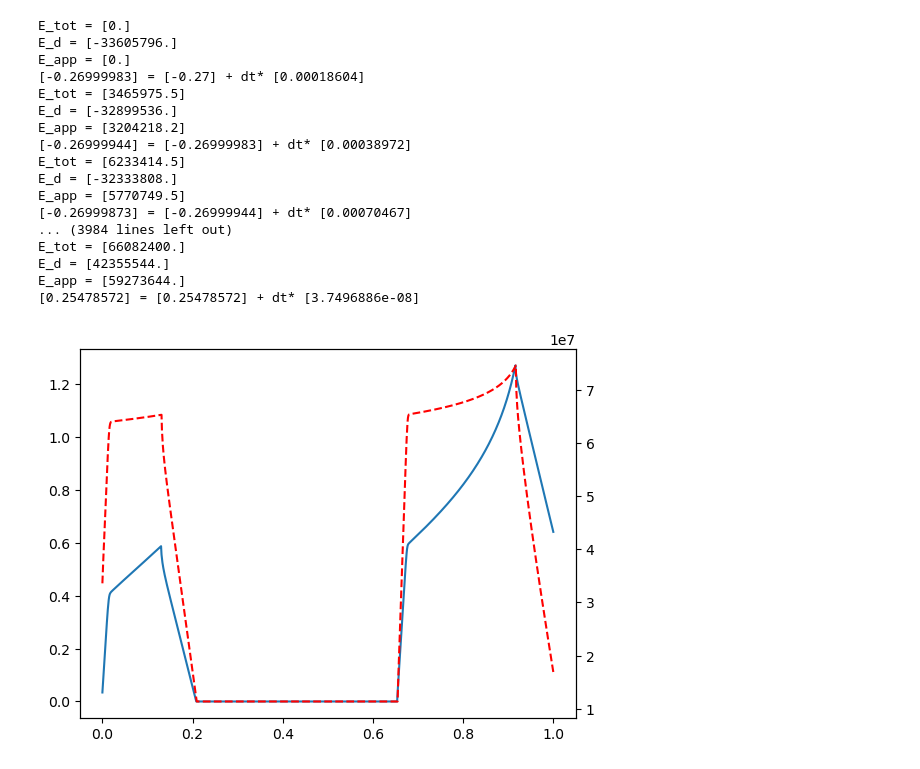
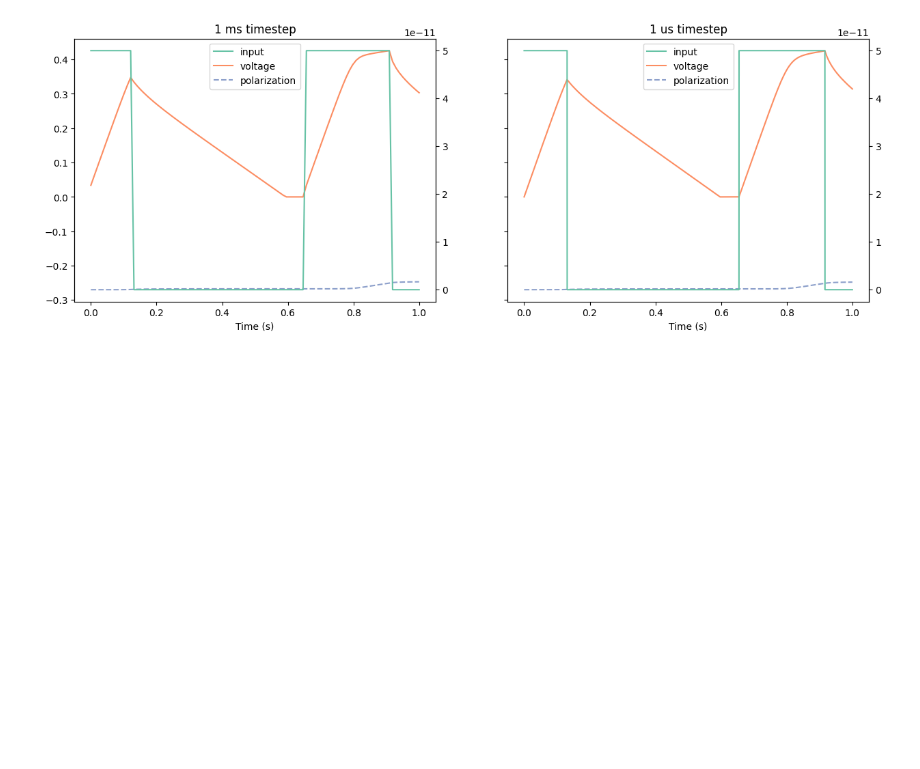
Before and after one commit to ncas-tum/ELEANOR, a Jupyter notebook: polloop.ipynb, the cells around one changed output. Cells and saved outputs as stored; diff of their text form; code cells hidden in the pictures; blank space fills up the shorter version.

```diff
--- a/polloop.ipynb
+++ b/polloop.ipynb
@@ -206,35 +140,41 @@ felif = FeLIF(1, spike_fn=_spike_fn, paramsScale=1, dt=1e-6, stepFull=True, key=
 # %%
-t = jnp.linspace(0, 1, 1000)
+t = jnp.linspace(0, 1, 100)
 input = jnp.cos(8*t)
 input = 50e-12*jnp.sign(input)*(input>0.5)
-felif = FeLIF(1, spike_fn=_spike_fn, paramsScale=1, dt=1e-3, stepFull=True, key=None)
+felif = FeLIF(1, spike_fn=_spike_fn, dt=1e-3, paramScale=1, key=None)
 s, c, v, p, C_tot = felif(input)
 
-plt.figure()
-# plt.plot(t, input)
-# plt.plot(t, p, 'r')
-plt.plot(t, v)
-ax=plt.gca().twinx()
-# ax.plot(t, p, 'r')
-# ax.plot(t, v, 'r--')
-ax.plot(t, C_tot, 'r--')
-plt.show()
+t_us = jnp.linspace(0, 1, 100000)
+input_us = jnp.cos(8*t_us)
+input_us = 50e-12*jnp.sign(input_us)*(input_us>0.5)
+felif = FeLIF(1, spike_fn=_spike_fn, dt=1e-6, paramScale=1, key=None)
+s_us, c_us, v_us, p_us, C_tot_us = felif(input_us)
-# %% [output]
-E_tot = [0.]
-E_d = [-33605796.]
-E_app = [0.]
-[-0.26999983] = [-0.27] + dt* [0.00018604]
-E_tot = [3465975.5]
-E_d = [-32899536.]
-E_app = [3204218.2]
-[-0.26999944] = [-0.26999983] + dt* [0.00038972]
-E_tot = [6233414.5]
-E_d = [-32333808.]
-E_app = [5770749.5]
-[-0.26999873] = [-0.26999944] + dt* [0.00070467]
-... (3984 lines left out)
-E_tot = [66082400.]
-E_d = [42355544.]
-E_app = [59273644.]
-[0.25478572] = [0.25478572] + dt* [3.7496886e-08]
-[figure, removed]
+# %%
+fig, axs = plt.subplots(1, 2, figsize=(15,5), sharey=True)
+ax=axs[0].twinx()
+lns1 = ax.plot(t, input, c="#66c2a5", label="input")
+lns2 = axs[0].plot(t, v, c="#fc8d62", label="voltage")
+lns3 = axs[0].plot(t, p, '--', c="#8da0cb", label="polarization")
+
+# added these three lines
+lns = lns1+lns2+lns3
+labs = [l.get_label() for l in lns]
+ax.legend(lns, labs, loc=0)
+axs[0].set_xlabel('Time (s)')
+axs[0].set_title('1 ms timestep')
+
+ax = axs[1].twinx()
+lns1 = ax.plot(t_us, input_us, c="#66c2a5", label="input")
+lns2 = axs[1].plot(t_us, v_us, c="#fc8d62", label="voltage")
+lns3 = axs[1].plot(t_us, p_us, "--", c="#8da0cb", label="polarization")
+
+# added these three lines
+lns = lns1+lns2+lns3
+labs = [l.get_label() for l in lns]
+ax.legend(lns, labs, loc=0)
+axs[1].set_xlabel('Time (s)')
+axs[1].set_title('1 us timestep')
+
+plt.savefig('polloop.png')
+# %% [output]
+[figure, added]
```
Also changed, not shown: parts of 12 cells of this notebook, 4 other files.
